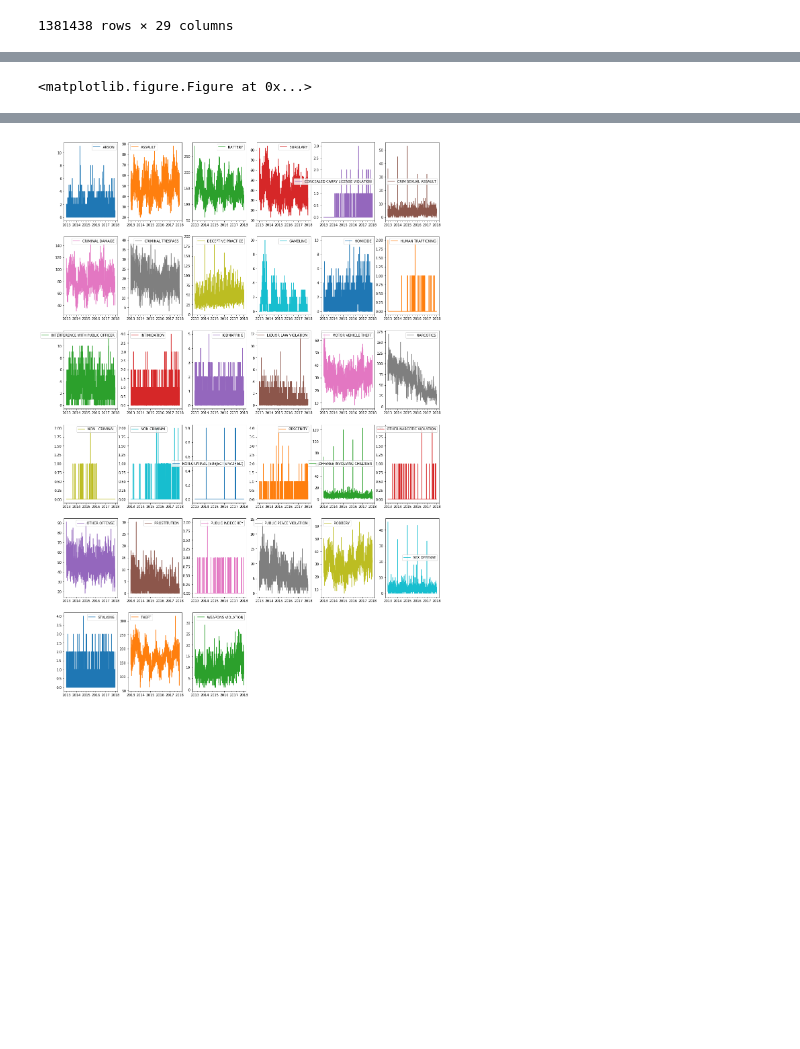
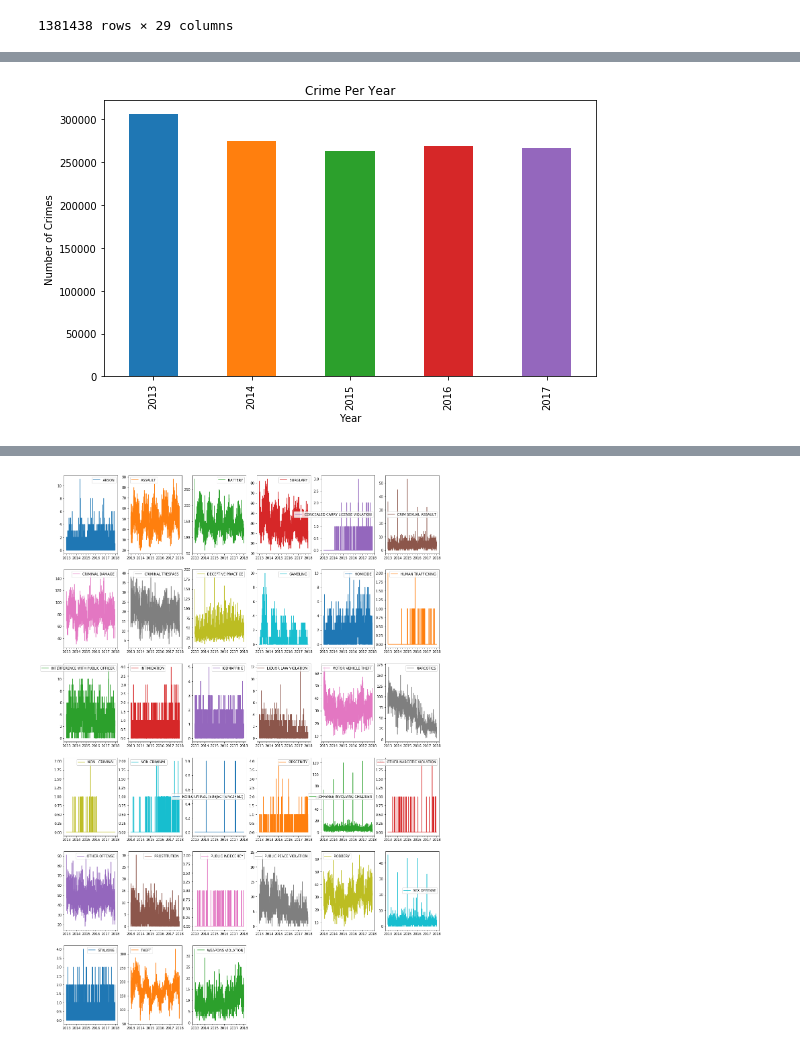
Before and after one commit to nhebert/Project, a Jupyter notebook: Project_charts_Kanika.ipynb, the cells around one changed output, grey strips where cells are left out. Drawn from its saved outputs; the diff is of its cells as text; code cells hidden in the pictures; blank space fills up the shorter version.

```diff
--- a/Project_charts_Kanika.ipynb
+++ b/Project_charts_Kanika.ipynb
@@ -118,18 +130,19 @@ cs_df
 # %%
 import matplotlib.pyplot as plt
 
 #make graph of crimes per year
-cs_df.Date = pd.to_datetime(cs_df.Date, format = '%m/%d/%Y %I:%M:%S %p')
-cs_df.index = pd.DatetimeIndex(cs_df.Date)
+cs_df["Date"] = pd.to_datetime(cs_df["Date"], format = '%m/%d/%Y %I:%M:%S %p')
+cs_df["index"] = pd.DatetimeIndex(cs_df["Date"])
 plt.figure(figsize = (8,5))
-cs_df.groupby([cs_df.index.year]).size().plot.bar()
-plt.title('Crime Over the Years')
+cs_df.groupby(cs_df["Year"]).size().plot.bar()
+plt.title('Crime Per Year')
 plt.xlabel('Year')
-plt.ylabel('Number of Crimes Acts')
-plt.savefig('Crime_years.png')
+plt.ylabel('Number of Crimes')
+plt.tight_layout()
+plt.savefig('Crime_years.png',transparent=True)
 plt.show()
 # %% [output]
-<matplotlib.figure.Figure at 0x...>
+[figure, added]
 # %%
 #make graph of crimes per month
 plt.figure(figsize = (8,5))
```
Also changed, not shown: parts of 8 cells of this notebook, 6 other files.
